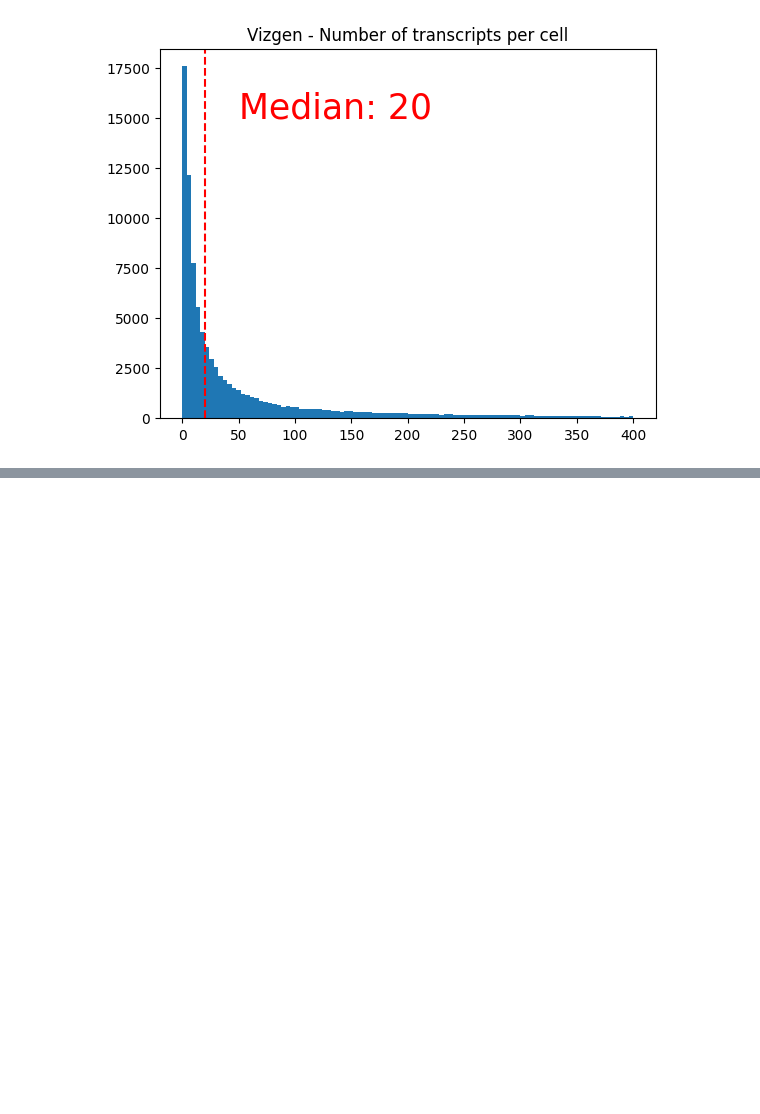
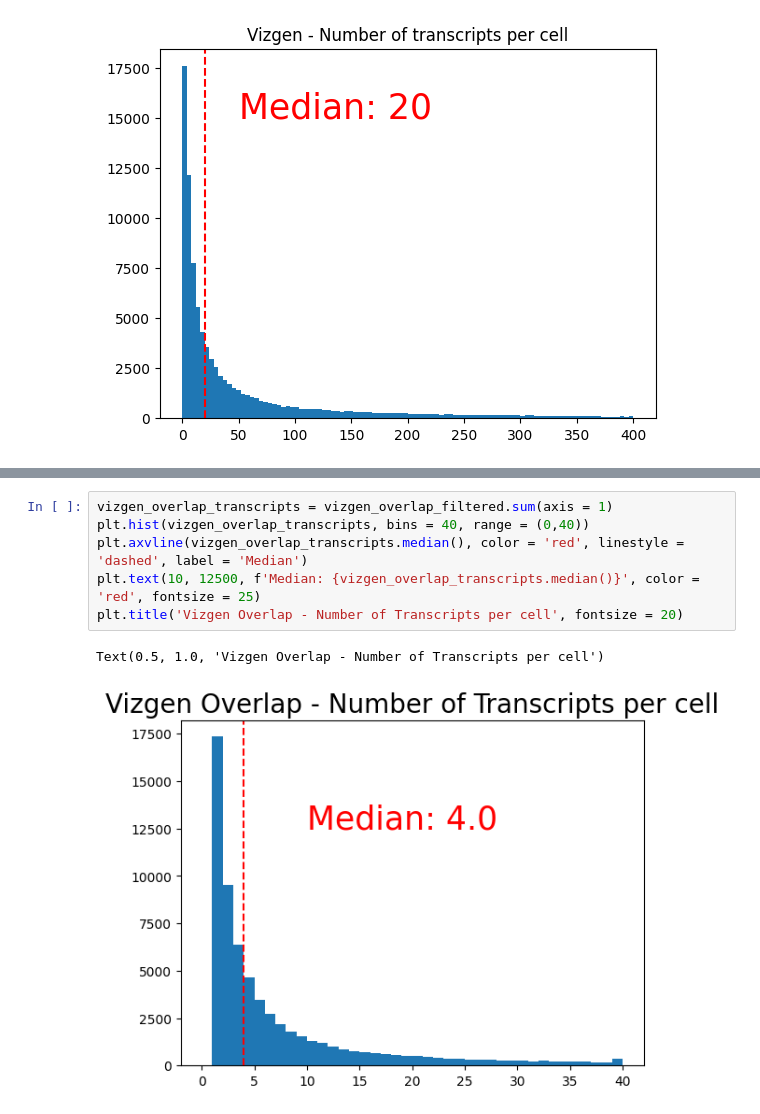
Before and after one commit to krisalejo/scRNA-seq-tech-comparisons, a Jupyter notebook: Transcripts per cell - revised.ipynb, the cells around one changed output, grey strips where cells are left out. Drawn from its saved outputs; the diff is of its cells as text; blank space fills up the shorter version.

```diff
--- a/Transcripts per cell - revised.ipynb
+++ b/Transcripts per cell - revised.ipynb
@@ -467,0 +441,9 @@ for gene in gene_overlap_list:
+# %%
+vizgen_overlap_transcripts = vizgen_overlap_filtered.sum(axis = 1)
+plt.hist(vizgen_overlap_transcripts, bins = 40, range = (0,40))
+plt.axvline(vizgen_overlap_transcripts.median(), color = 'red', linestyle = 'dashed', label = 'Median')
+plt.text(10, 12500, f'Median: {vizgen_overlap_transcripts.median()}', color = 'red', fontsize = 25)
+plt.title('Vizgen Overlap - Number of Transcripts per cell', fontsize = 20)
+# %% [output]
+Text(0.5, 1.0, 'Vizgen Overlap - Number of Transcripts per cell')
+[figure, added]
```
Also changed, not shown: parts of 31 cells of this notebook.
